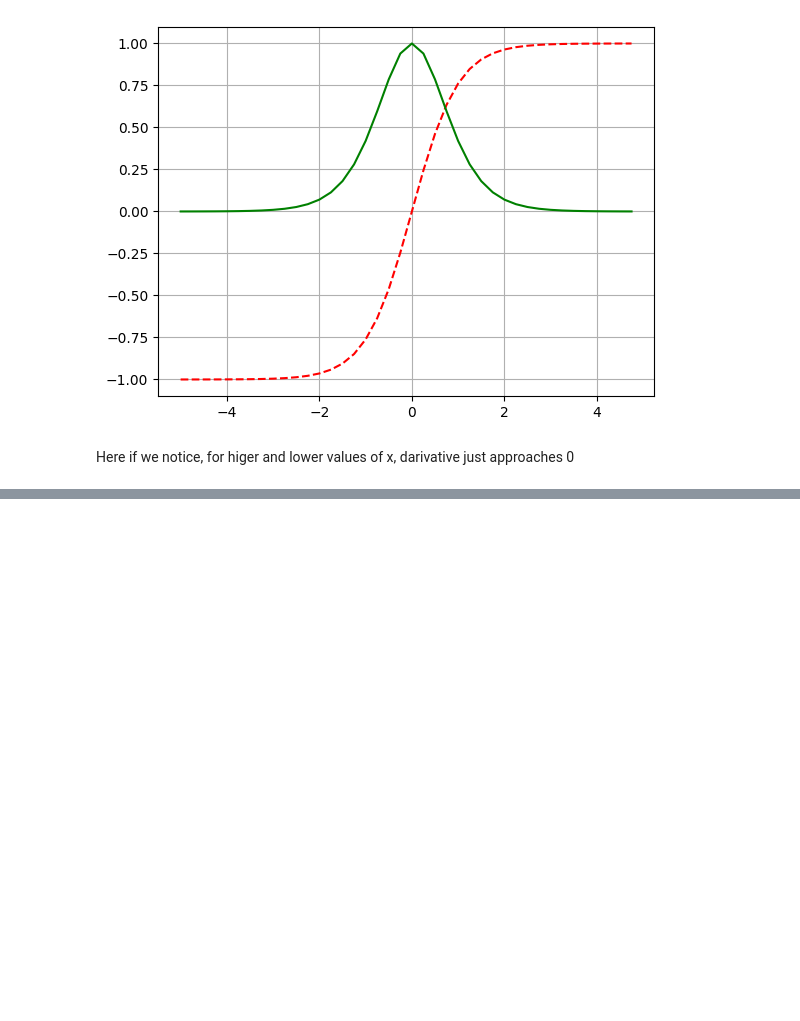
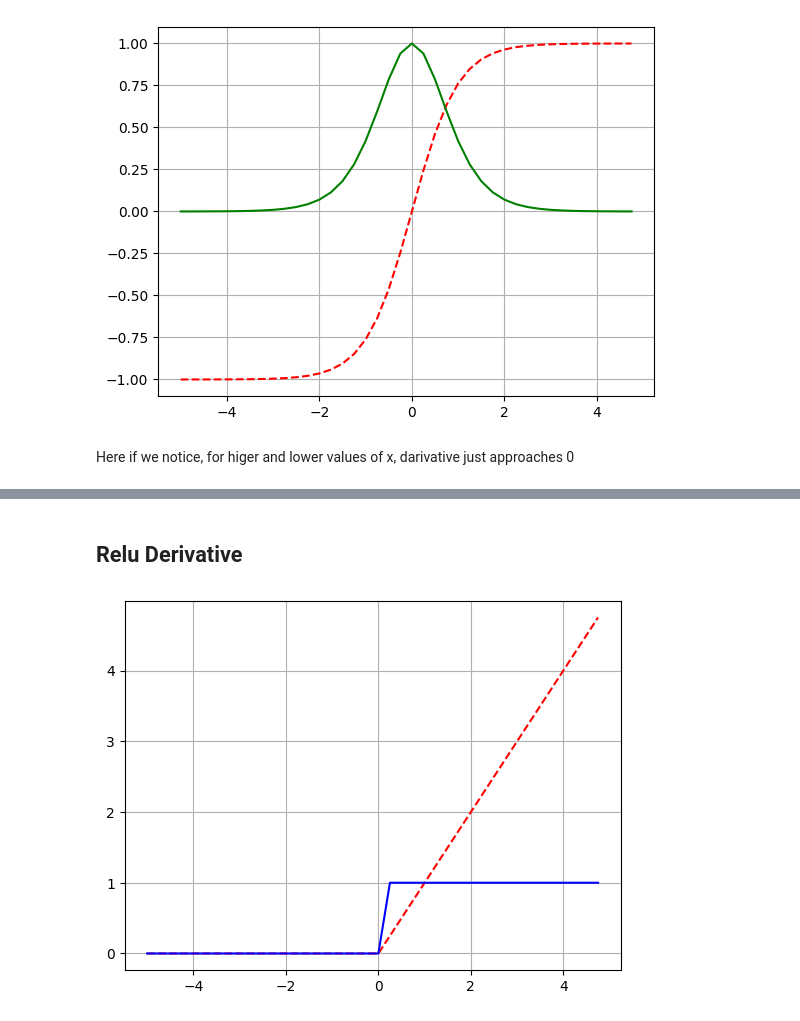
Before and after one commit to beercafeguy/dl-a-z, a Jupyter notebook: notebooks/core/activation_functions.ipynb, the cells around one changed output, grey strips where cells are left out. Cells and saved outputs as stored; diff of their text form; code cells hidden in the pictures; blank space fills up the shorter version.

```diff
--- a/notebooks/core/activation_functions.ipynb
+++ b/notebooks/core/activation_functions.ipynb
@@ -60,0 +80,18 @@ Here if we notice, for higer and lower values of x, darivative just approaches 0
+# %% [markdown]
+## Relu Derivative
+# %%
+def relu_derivative(x):
+    return np.where(my_relu(x) > 0, 1, 0)
+
+def my_relu(x):
+    return np.maximum(0, x)
+
+x = np.arange(-5,5,0.25)
+post_act = my_relu(x)
+derivative_relu = relu_derivative(x)
+
+plt.plot(x, post_act, color='red', linestyle='--')
+plt.plot(x, derivative_relu, color='blue', linestyle='-')
+plt.grid()
+# %% [output]
+[figure, added]
```
Also changed, not shown: parts of 4 cells of this notebook, 1 other file.
